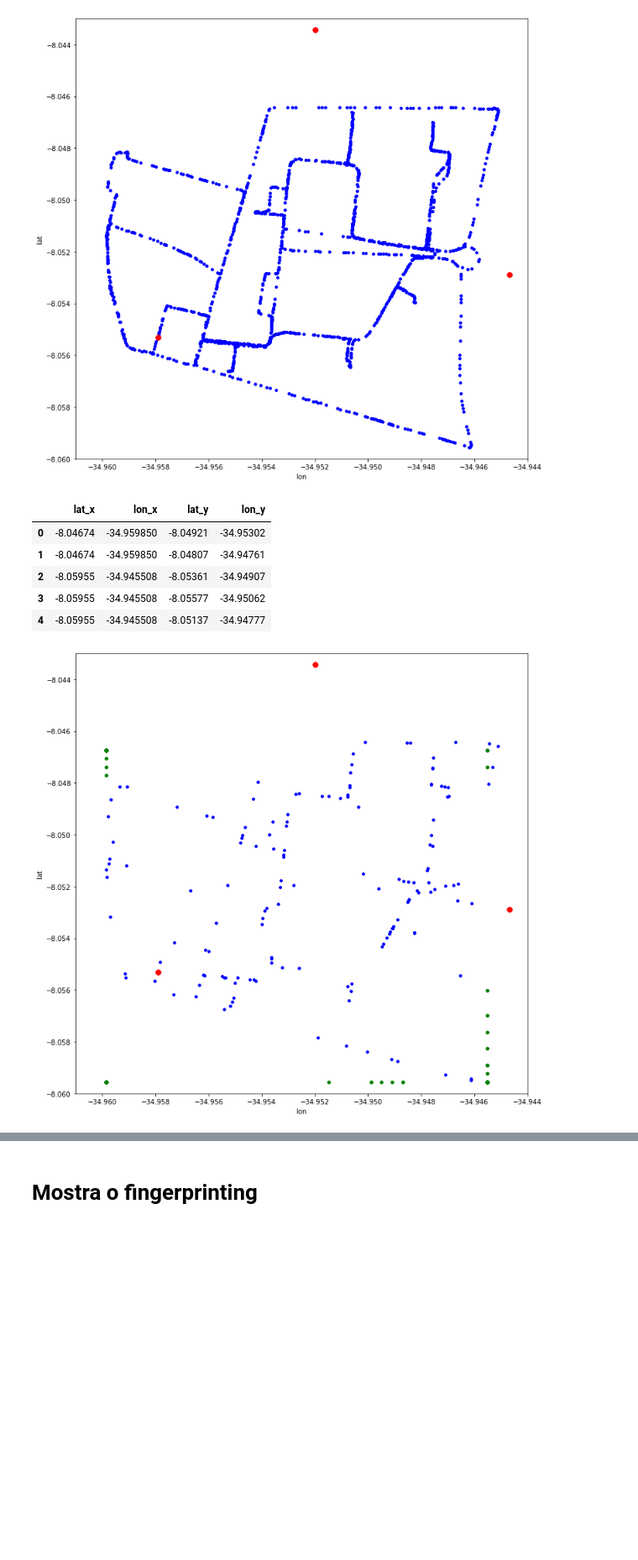
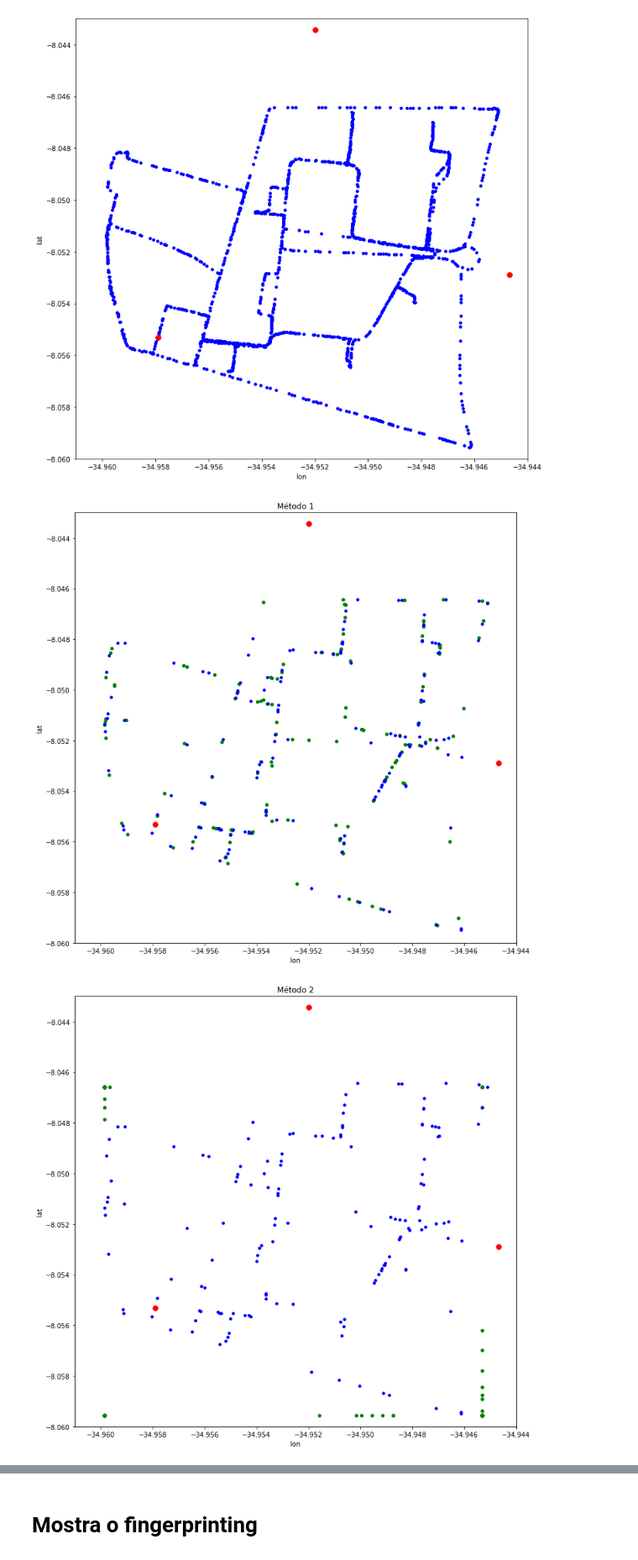
Before and after one commit to mbs8/CMoveis, a Jupyter notebook: visualization.ipynb, the cells around one changed output, grey strips where cells are left out. Shown at 84% size. Saved outputs shown, nothing was run; the diff lists cells and outputs as text; code cells hidden in the pictures; blank space fills up the shorter version.

```diff
--- a/visualization.ipynb
+++ b/visualization.ipynb
@@ -52,27 +52,21 @@ plt.gcf().set_size_inches((12,12))
 plt.show()
 # %% [output]
 [figure]
-# %%
-dbTeorico = pd.read_csv('result/modelo_teorico_40.csv')
-testMap = merge_on_pontoId(dbTeorico, db)
-cols = ['pontoId','rssi_1_1', 'rssi_1_2', 'rssi_1_3', 'rssi_2_1', 'rssi_2_2', 'rssi_2_3', 'rssi_3_1', 'rssi_3_2', 'rssi_3_3', 'delay_1','delay_2','delay_3']
-testMap = testMap.drop(cols, axis=1)
-testMap.head()
-# %% [output]
-|  | lat_x | lon_x | lat_y | lon_y |
-| 0 | -8.04674 | -34.959850 | -8.04921 | -34.95302 |
-| 1 | -8.04674 | -34.959850 | -8.04807 | -34.94761 |
-| 2 | -8.05955 | -34.945508 | -8.05361 | -34.94907 |
-| 3 | -8.05955 | -34.945508 | -8.05577 | -34.95062 |
-| 4 | -8.05955 | -34.945508 | -8.05137 | -34.94777 |
 # %%
-fig, ax = plt.subplots()
-ax.scatter(testMap['lon_x'], testMap['lat_x'], s = 20, color = 'green', alpha = '1')
-ax.scatter(testMap['lon_y'], testMap['lat_y'], s = 14, color = 'blue', alpha = 1)
-ax.scatter(erbs['lon'], erbs['lat'], s = 50, color = 'red', alpha = 1)
-ax.set(xlabel = 'lon', ylabel = 'lat')
-plt.axis([-34.961,-34.944,-8.060,-8.043])
-plt.gcf().set_size_inches((12,12))
-plt.show()
+for i in [1,2,3]:
+    dbTeorico = pd.read_csv('result/Resultados_Equipe4_Metodo'+ str(i) +'.csv')
+    testMap = merge_on_pontoId(dbTeorico, db)
+    cols = ['pontoId','rssi_1_1', 'rssi_1_2', 'rssi_1_3', 'rssi_2_1', 'rssi_2_2', 'rssi_2_3', 'rssi_3_1', 'rssi_3_2', 'rssi_3_3', 'delay_1','delay_2','delay_3']
+    testMap = testMap.drop(cols, axis=1)
+    fig, ax = plt.subplots()
+    ax.scatter(testMap['lon_pred'], testMap['lat_pred'], s = 20, color = 'green', alpha = '1')
+    ax.scatter(testMap['lon'], testMap['lat'], s = 14, color = 'blue', alpha = 1)
+    ax.scatter(erbs['lon'], erbs['lat'], s = 50, color = 'red', alpha = 1)
+    ax.set(xlabel = 'lon', ylabel = 'lat')
+    plt.axis([-34.961,-34.944,-8.060,-8.043])
+    plt.gcf().set_size_inches((12,12))
+    plt.title('Método ' + str(i))
+    plt.show()
 # %% [output]
-[figure, old version]
+[figure, new version]
+[figure, added]
```
Also changed, not shown: parts of 7 cells of this notebook.
